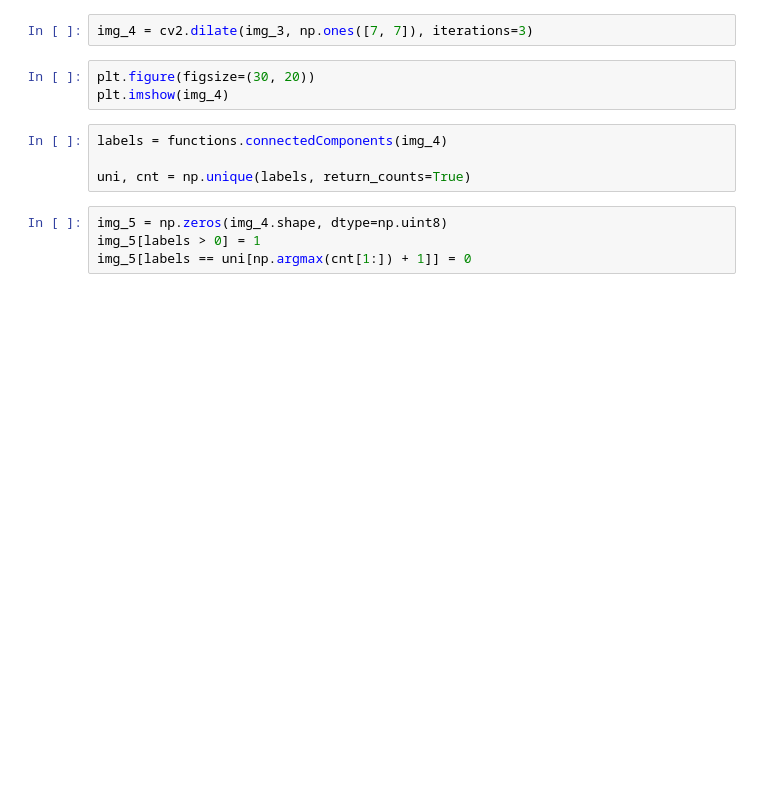
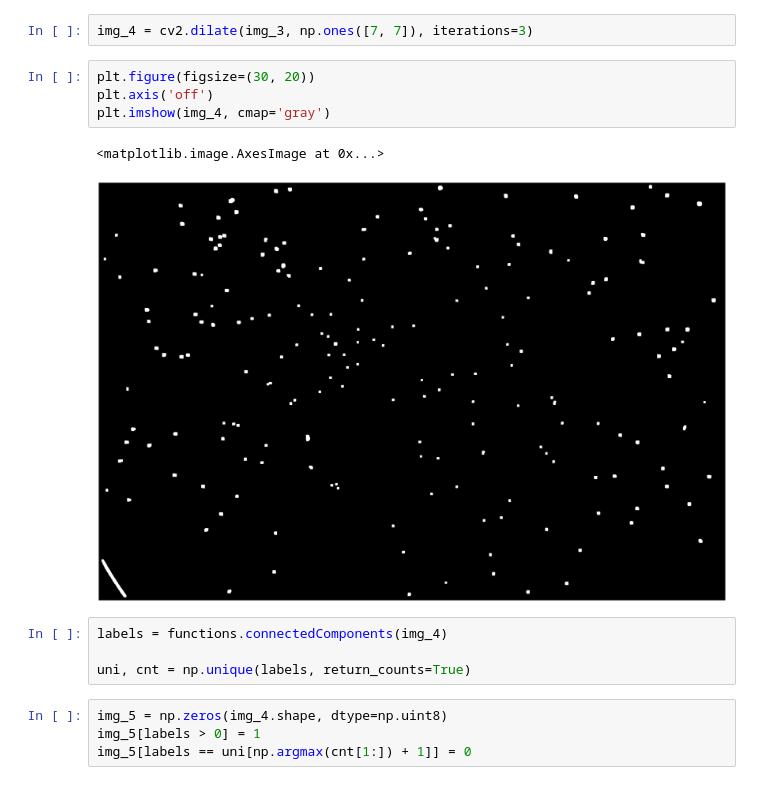
Before and after one commit to randy8642/ImageProcessing_HW1_BarcodeBeadsDetection, a Jupyter notebook: main.ipynb, the cells around one changed output. Drawn from its saved outputs; the diff is of its cells as text; blank space fills up the shorter version.

```diff
--- a/main.ipynb
+++ b/main.ipynb
@@ -35,7 +47,11 @@ plt.imshow(img_3)
 img_4 = cv2.dilate(img_3, np.ones([7, 7]), iterations=3)
 # %%
 plt.figure(figsize=(30, 20))
-plt.imshow(img_4)
+plt.axis('off')
+plt.imshow(img_4, cmap='gray')
+# %% [output]
+<matplotlib.image.AxesImage at 0x...>
+[figure, added]
 # %%
 labels = functions.connectedComponents(img_4)
 
```
Also changed, not shown: parts of 8 cells of this notebook, 8 other files.
